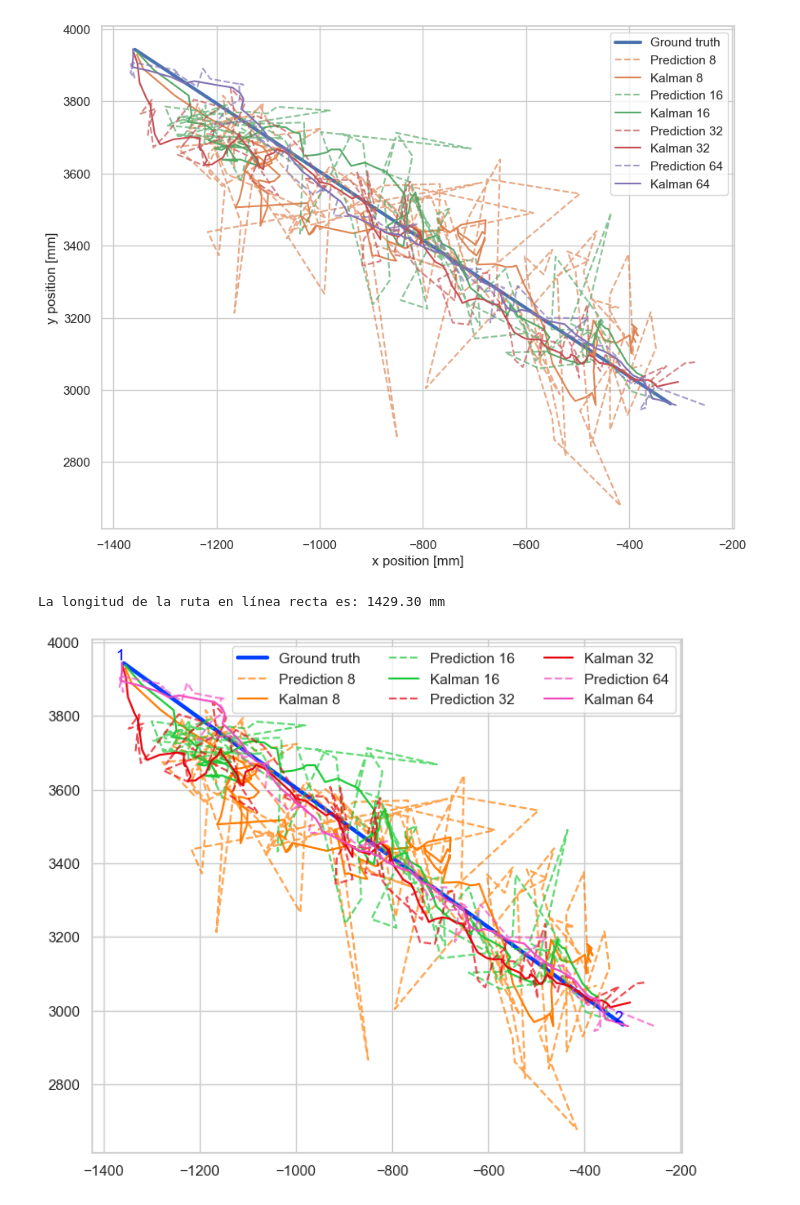
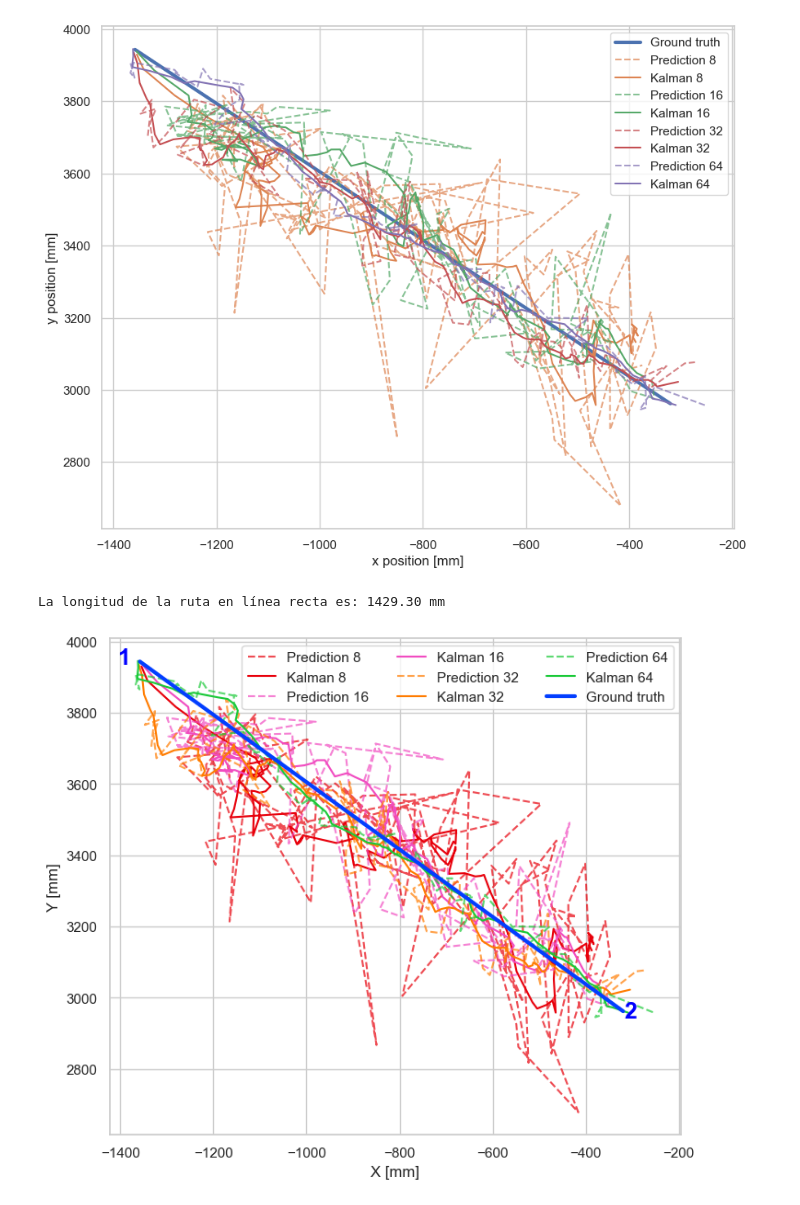
Before and after one commit to Javierbj02/TFG, a Jupyter notebook: Test Case 1/analysis.ipynb, the cells around one changed output. Saved outputs shown, nothing was run; the diff lists cells and outputs as text; code cells hidden in the pictures.

Commit message:
feat: create new route plots

```diff
--- a/Test Case 1/analysis.ipynb
+++ b/Test Case 1/analysis.ipynb
@@ -899,55 +910,55 @@ plt.show()
 import matplotlib.pyplot as plt
 import seaborn as sns
 
-# Estilo de Seaborn
+
 sns.set(style="whitegrid")
 
-# Paleta de colores accesibles de Seaborn
+
 palette = sns.color_palette("bright")
 
 # plt.figure(figsize=(10, 8))
 plt.figure(figsize=(8,7))
 
 # Ground truth con línea sólida y mayor grosor
-plt.plot(df_8['RealX'], df_8['RealY'], label='Ground truth', c=palette[0], linewidth=3)
+
 
 # Prediction y Kalman con diferentes estilos de línea y alfa, usando la paleta de colores
-plt.plot(df_8['PredictedX'], df_8['PredictedY'], label='Prediction 8', linestyle='--', c=palette[1], alpha=0.7)
-plt.plot(df_8['KalmanX'], df_8['KalmanY'], label='Kalman 8', linestyle='-', c=palette[1])
+plt.plot(df_8['PredictedX'], df_8['PredictedY'], label='Prediction 8', linestyle='--', c=palette[3], alpha=0.7)
+plt.plot(df_8['KalmanX'], df_8['KalmanY'], label='Kalman 8', linestyle='-', c=palette[3])
 
-plt.plot(df_16['PredictedX'], df_16['PredictedY'], label='Prediction 16', linestyle='--', c=palette[2], alpha=0.7)
-plt.plot(df_16['KalmanX'], df_16['KalmanY'], label='Kalman 16', linestyle='-', c=palette[2])
+plt.plot(df_16['PredictedX'], df_16['PredictedY'], label='Prediction 16', linestyle='--', c=palette[6], alpha=0.7)
+plt.plot(df_16['KalmanX'], df_16['KalmanY'], label='Kalman 16', linestyle='-', c=palette[6])
 
-plt.plot(df_32['PredictedX'], df_32['PredictedY'], label='Prediction 32', linestyle='--', c=palette[3], alpha=0.7)
-plt.plot(df_32['KalmanX'], df_32['KalmanY'], label='Kalman 32', linestyle='-', c=palette[3])
+plt.plot(df_32['PredictedX'], df_32['PredictedY'], label='Prediction 32', linestyle='--', c=palette[1], alpha=0.7)
+plt.plot(df_32['KalmanX'], df_32['KalmanY'], label='Kalman 32', linestyle='-', c=palette[1])
 
-plt.plot(df_64['PredictedX'], df_64['PredictedY'], label='Prediction 64', linestyle='--', c=palette[6], alpha=0.7)
-plt.plot(df_64['KalmanX'], df_64['KalmanY'], label='Kalman 64', linestyle='-', c=palette[6])
+plt.plot(df_64['PredictedX'], df_64['PredictedY'], label='Prediction 64', linestyle='--', c=palette[2], alpha=0.7)
+plt.plot(df_64['KalmanX'], df_64['KalmanY'], label='Kalman 64', linestyle='-', c=palette[2])
+
+plt.plot(df_8['RealX'], df_8['RealY'], label='Ground truth', c=palette[0], linewidth=3)
 
 x1, y1 = df_8.iloc[0]['RealX'], df_8.iloc[0]['RealY']
 x2, y2 = df_8.iloc[-1]['RealX'], df_8.iloc[-1]['RealY']
 
 distance = np.sqrt((x2 - x1)**2 + (y2 - y1)**2)
 
 print(f"La longitud de la ruta en línea recta es: {distance:.2f} mm")
 
-plt.text(x1, y1, '1', fontsize=12, ha='right', va='bottom', color='blue')
-plt.text(x2, y2, '2', fontsize=12, ha='right', va='bottom', color='blue')
+plt.text(x1 - 20, y1 - 20, '1', fontsize=18, weight='bold', color='blue', ha='right', va='bottom')
+plt.text(x2 + 30, y2 - 30, '2', fontsize=18, weight='bold', color='blue', ha='right', va='bottom')
 
-# Mejorar la leyenda
 # plt.legend(loc='center left', bbox_to_anchor=(1, 0.5))
-# Legend dont overlap with the plot: make two columns
+
 plt.legend(ncol=3)
 plt.xlabel('X [mm]')
 plt.ylabel('Y [mm]')
 # plt.title('Comparación de la Ruta del Robot con Diferentes Configuraciones')
 
-# Ajustar límites de los ejes si es necesario
+
 # plt.xlim(-1437, -187)
 # plt.ylim(2799, 4029)
 
-# Mostrar la gráfica
 plt.show()
 # %% [output]
 La longitud de la ruta en línea recta es: 1429.30 mm
-[figure, old version]
+[figure, new version]
```
Also changed, not shown: parts of 3 cells of this notebook, 5 other files.
